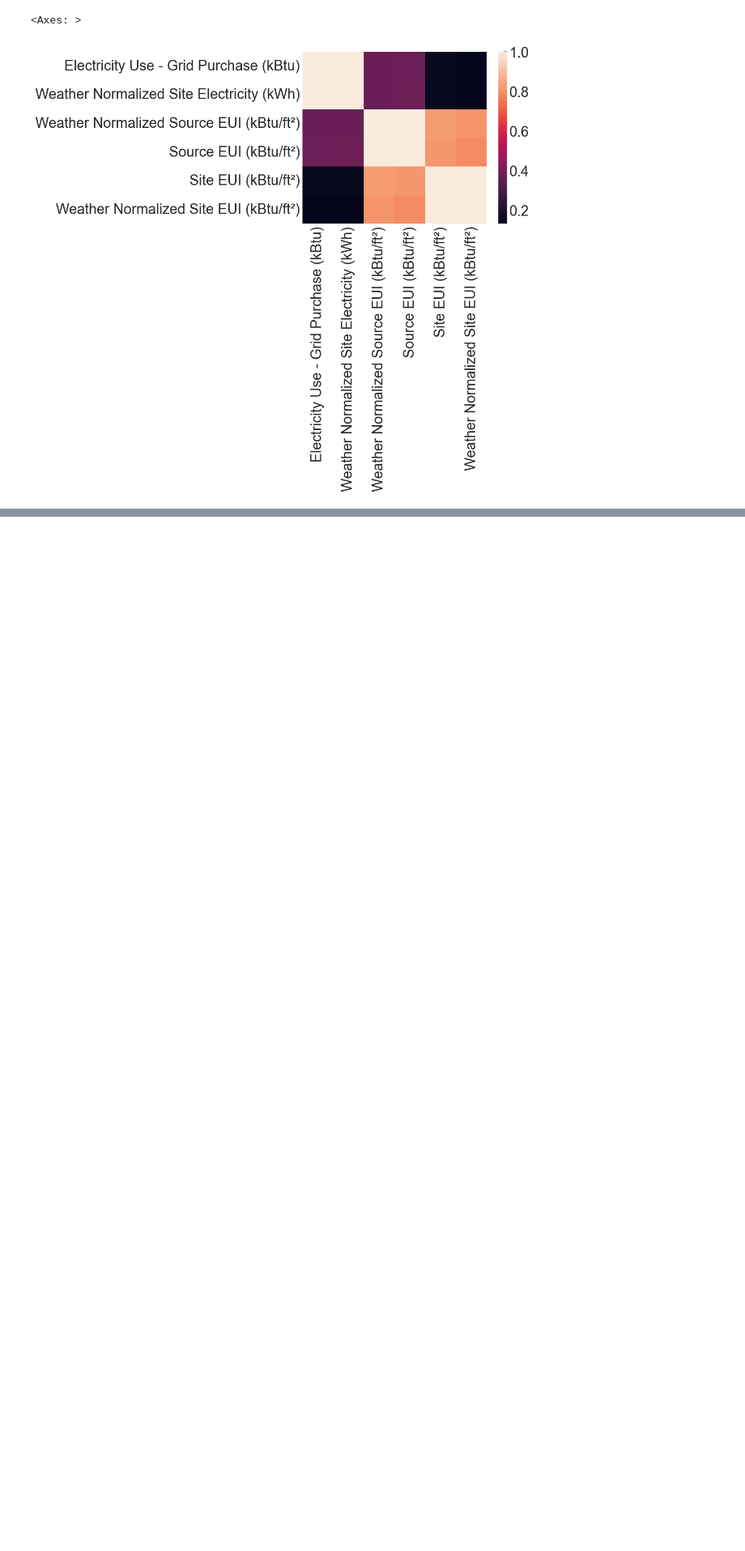
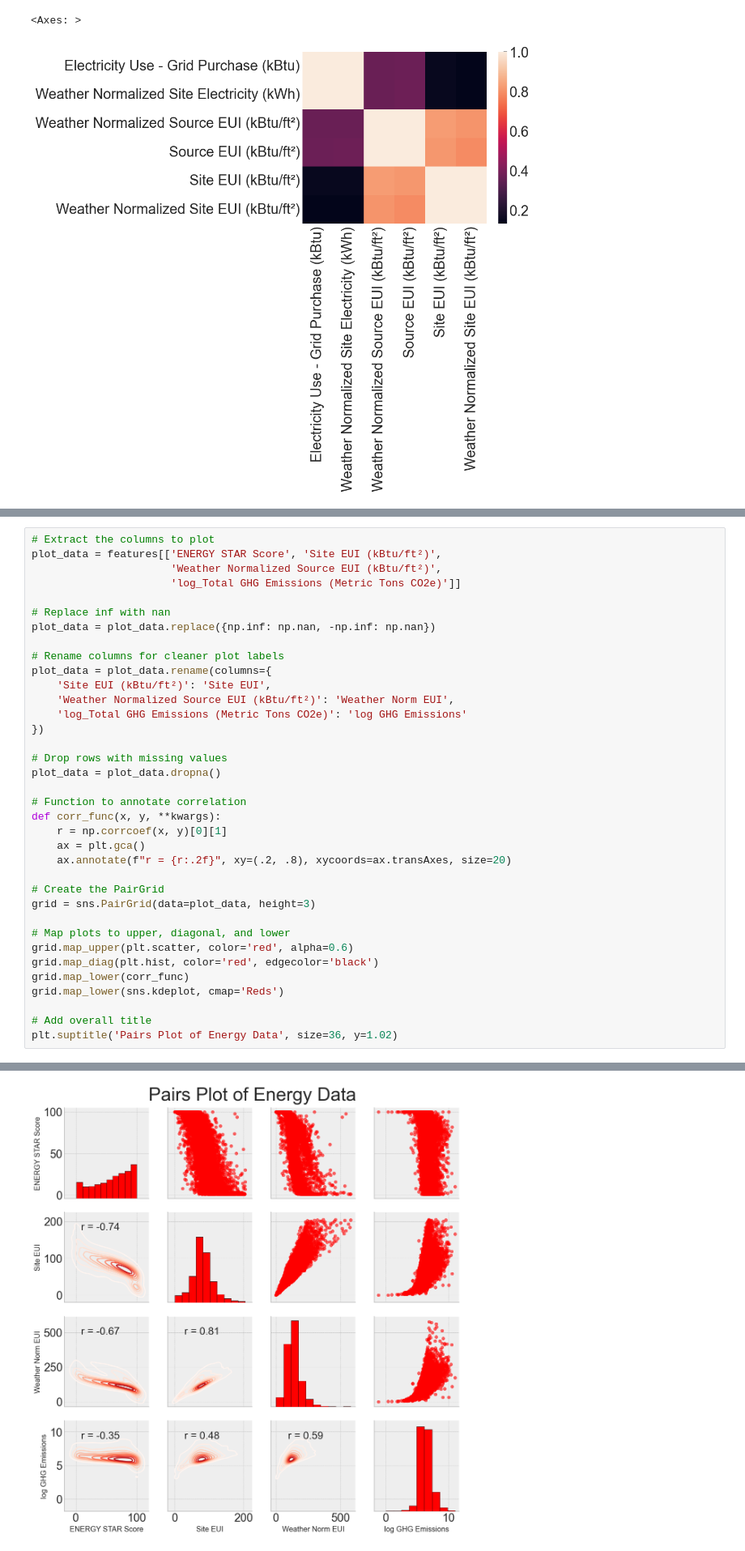
Before and after one commit to zkhechadoorian/NYC-LL84-Benchmarking, a Jupyter notebook: notebooks/0_eda.ipynb, the cells around one changed output, grey strips where cells are left out. Shown at 81% size. Saved outputs shown, nothing was run; the diff lists cells and outputs as text; blank space fills up the shorter version.

```diff
--- a/notebooks/0_eda.ipynb
+++ b/notebooks/0_eda.ipynb
@@ -420,0 +590,37 @@ The correlation matrix above allows shows that many columns have a nearly-equiva
+# %%
+# Extract the columns to plot
+plot_data = features[['ENERGY STAR Score', 'Site EUI (kBtu/ft²)',
+                      'Weather Normalized Source EUI (kBtu/ft²)',
+                      'log_Total GHG Emissions (Metric Tons CO2e)']]
+
+# Replace inf with nan
+plot_data = plot_data.replace({np.inf: np.nan, -np.inf: np.nan})
+
+# Rename columns for cleaner plot labels
+plot_data = plot_data.rename(columns={
+    'Site EUI (kBtu/ft²)': 'Site EUI',
+    'Weather Normalized Source EUI (kBtu/ft²)': 'Weather Norm EUI',
+    'log_Total GHG Emissions (Metric Tons CO2e)': 'log GHG Emissions'
+})
+
+# Drop rows with missing values
+plot_data = plot_data.dropna()
+
+# Function to annotate correlation
+def corr_func(x, y, **kwargs):
+    r = np.corrcoef(x, y)[0][1]
+    ax = plt.gca()
+    ax.annotate(f"r = {r:.2f}", xy=(.2, .8), xycoords=ax.transAxes, size=20)
+
+# Create the PairGrid
+grid = sns.PairGrid(data=plot_data, height=3)
+
+# Map plots to upper, diagonal, and lower
+grid.map_upper(plt.scatter, color='red', alpha=0.6)
+grid.map_diag(plt.hist, color='red', edgecolor='black')
+grid.map_lower(corr_func)
+grid.map_lower(sns.kdeplot, cmap='Reds')
+
+# Add overall title
+plt.suptitle('Pairs Plot of Energy Data', size=36, y=1.02)
+# %% [output]
@@ -420,0 +628 @@ The correlation matrix above allows shows that many columns have a nearly-equiva
+[figure, added]
```
Also changed, not shown: parts of 16 cells of this notebook.
